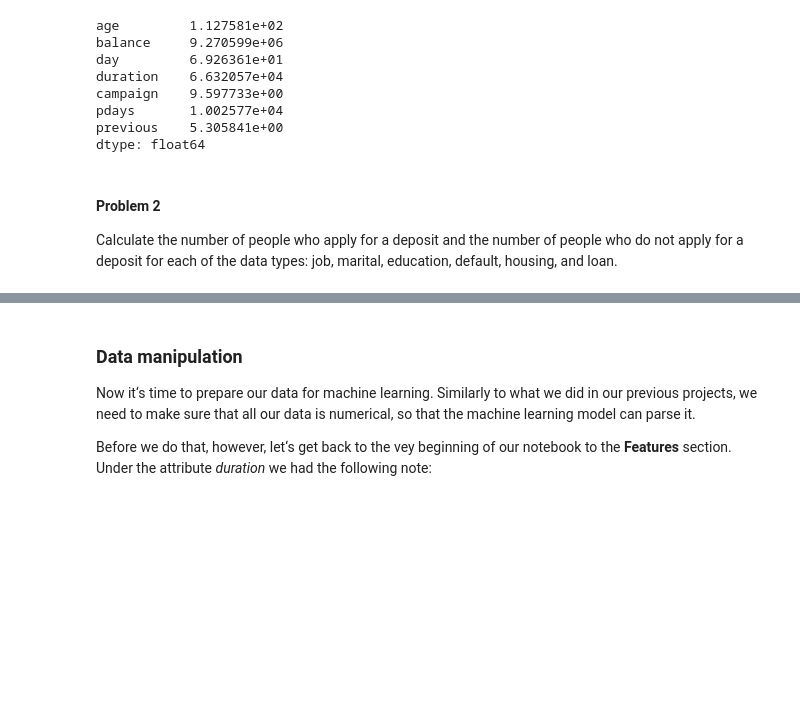
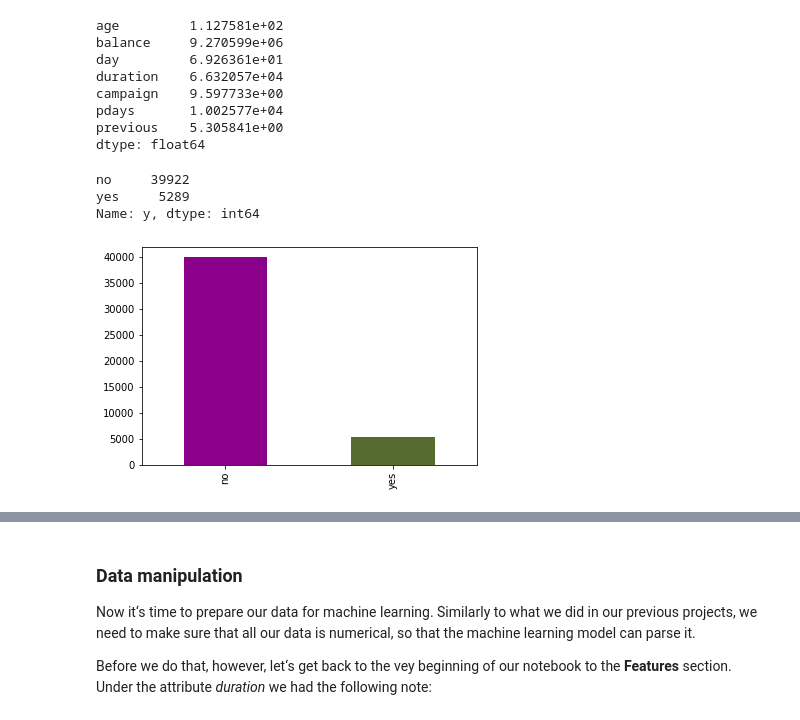
Before and after one commit to Coyote-Schmoyote/marketing-analysis-project, a Jupyter notebook: marketing_analysis_project.ipynb, the cells around one changed output, grey strips where cells are left out. Saved outputs shown, nothing was run; the diff lists cells and outputs as text; code cells hidden in the pictures; blank space fills up the shorter version.

```diff
--- a/marketing_analysis_project.ipynb
+++ b/marketing_analysis_project.ipynb
@@ -335,6 +320,15 @@ campaign    9.597733e+00
 pdays       1.002577e+04
 previous    5.305841e+00
 dtype: float64
-# %% [markdown]
-#### Problem 2
-Calculate the number of people who apply for a deposit and the number of people who do not apply for a deposit for each of the data types: job, marital, education, default, housing, and loan.
+# %%
+# How many people applied for deposit
+data.y.value_counts()
+# %% [output]
+no     39922
+yes     5289
+Name: y, dtype: int64
+# %%
+# Plot how many people applied for deposit
+data.y.value_counts().plot(kind='bar', color=['darkmagenta', 'darkolivegreen']);
+# %% [output]
+[figure, added]
```
Also changed, not shown: parts of 11 cells of this notebook.
